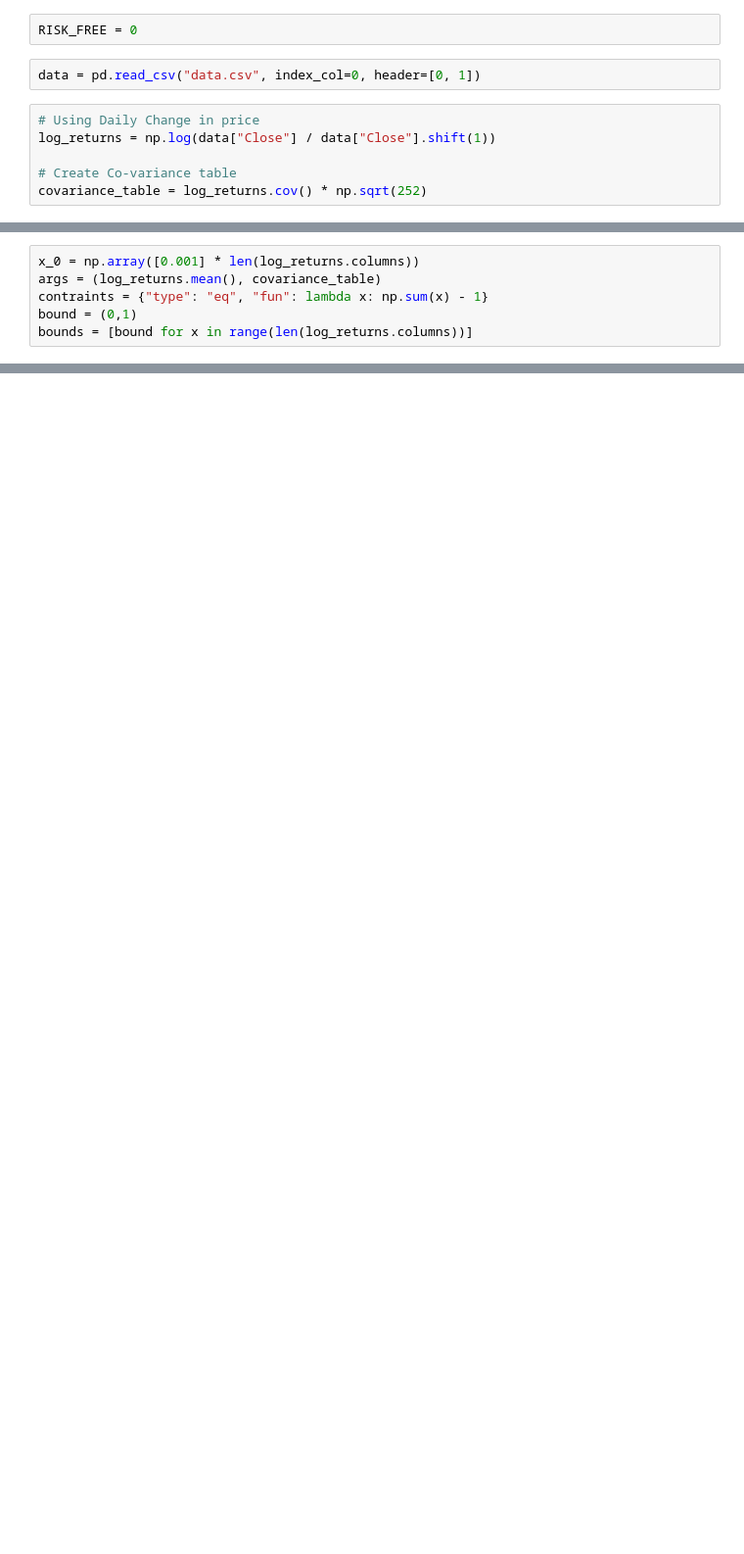
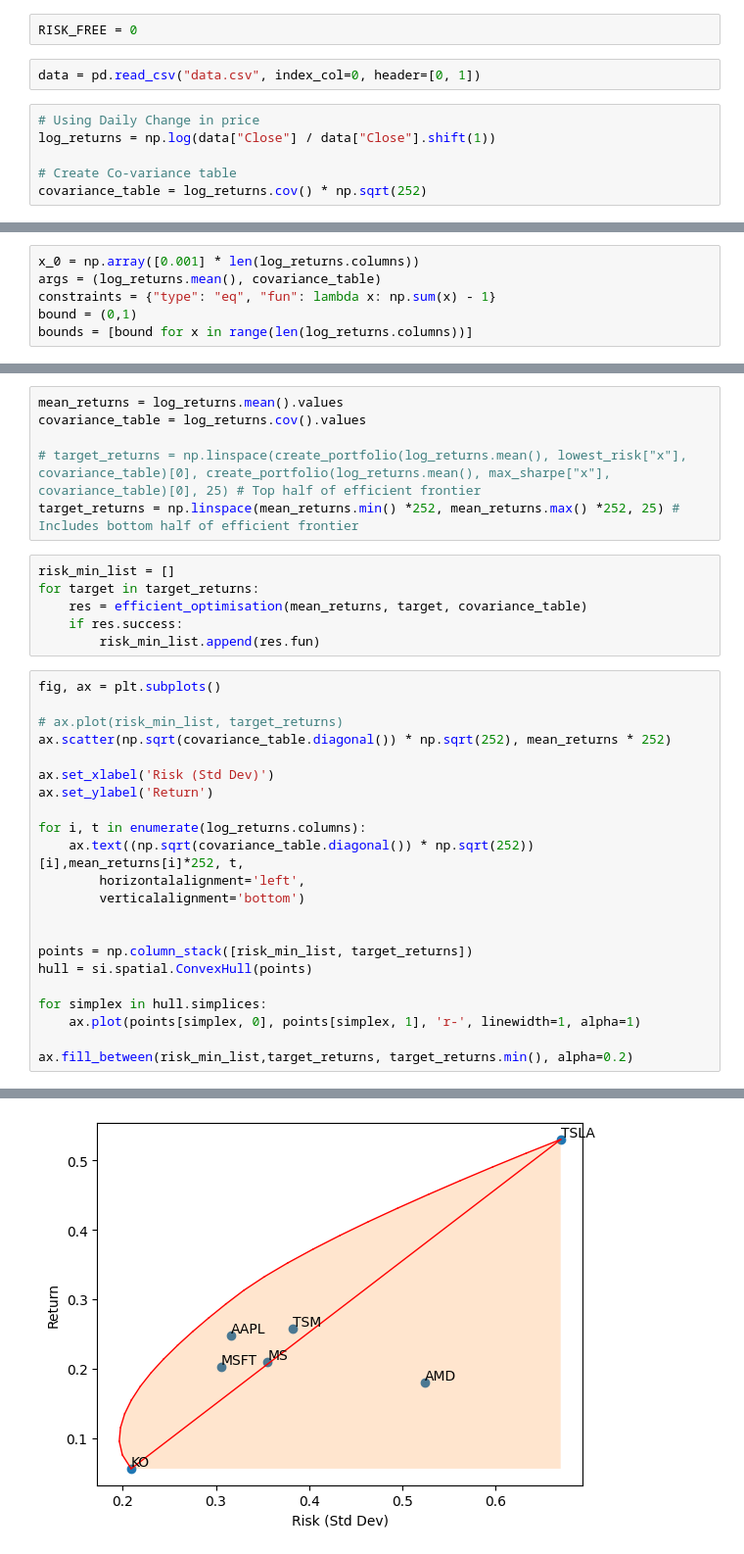
Before and after one commit to Oliver-De-Fusco/Modern-Portfolio-Theory, a Jupyter notebook: portfolio.ipynb, the cells around one changed output, grey strips where cells are left out. Shown at 98% size. Drawn from its saved outputs; the diff is of its cells as text; blank space fills up the shorter version.

Commit message:
efficient frontier and start on hull area

```diff
--- a/portfolio.ipynb
+++ b/portfolio.ipynb
@@ -31,6 +33,6 @@ create_portfolio(log_returns, weights, log_returns.cov())
 # %%
 x_0 = np.array([0.001] * len(log_returns.columns))
 args = (log_returns.mean(), covariance_table)
-contraints = {"type": "eq", "fun": lambda x: np.sum(x) - 1}
+constraints = {"type": "eq", "fun": lambda x: np.sum(x) - 1}
 bound = (0,1)
 bounds = [bound for x in range(len(log_returns.columns))]
@@ -68,0 +94,35 @@ create_portfolio(log_returns.mean(), lowest_risk.x, covariance_table)
+# %%
+mean_returns = log_returns.mean().values
+covariance_table = log_returns.cov().values
+
+# target_returns = np.linspace(create_portfolio(log_returns.mean(), lowest_risk["x"], covariance_table)[0], create_portfolio(log_returns.mean(), max_sharpe["x"], covariance_table)[0], 25) # Top half of efficient frontier
+target_returns = np.linspace(mean_returns.min() *252, mean_returns.max() *252, 25) # Includes bottom half of efficient frontier
+# %%
+risk_min_list = []
+for target in target_returns:
+    res = efficient_optimisation(mean_returns, target, covariance_table)
+    if res.success:
+        risk_min_list.append(res.fun)
+# %%
+fig, ax = plt.subplots()
+
+# ax.plot(risk_min_list, target_returns)
+ax.scatter(np.sqrt(covariance_table.diagonal()) * np.sqrt(252), mean_returns * 252)
+
+ax.set_xlabel('Risk (Std Dev)')
+ax.set_ylabel('Return')
+
+for i, t in enumerate(log_returns.columns):
+    ax.text((np.sqrt(covariance_table.diagonal()) * np.sqrt(252))[i],mean_returns[i]*252, t,
+        horizontalalignment='left',
+        verticalalignment='bottom')
+
+
+points = np.column_stack([risk_min_list, target_returns])
+hull = si.spatial.ConvexHull(points)
+
+for simplex in hull.simplices:
+    ax.plot(points[simplex, 0], points[simplex, 1], 'r-', linewidth=1, alpha=1)
+
+ax.fill_between(risk_min_list,target_returns, target_returns.min(), alpha=0.2)
+# %% [output]
@@ -68,0 +130 @@ create_portfolio(log_returns.mean(), lowest_risk.x, covariance_table)
+[figure, added]
```
Also changed, not shown: parts of 10 cells of this notebook, 2 other files.
